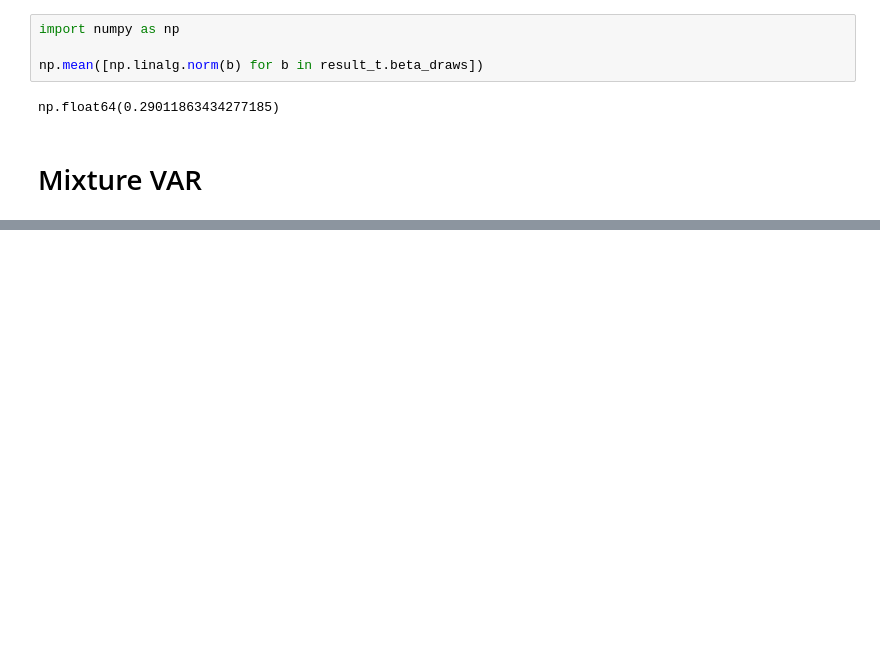
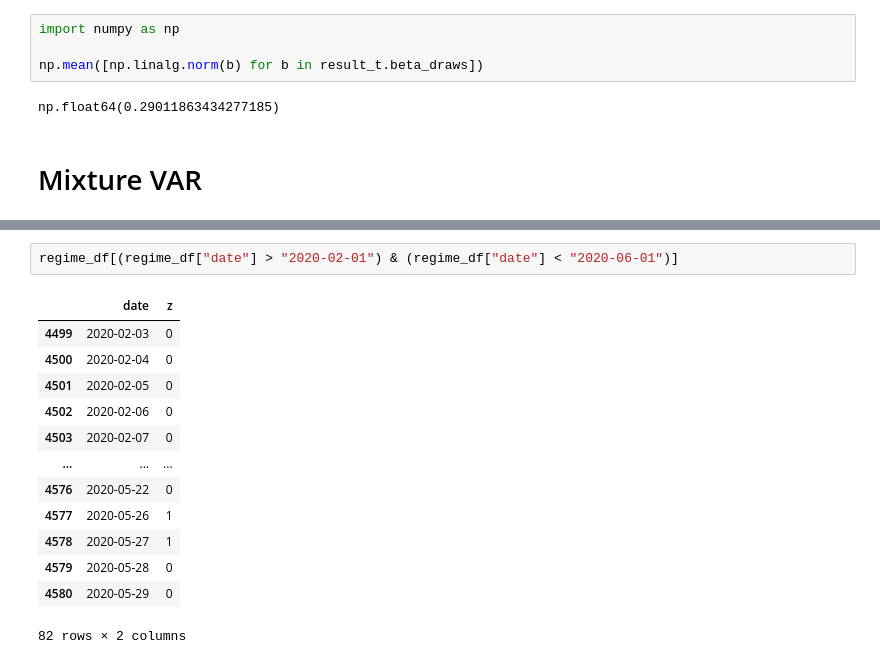
Before and after one commit to JonathanMa03/pmlproject-MaZhuTao-SP26, a Jupyter notebook: test_notebook.ipynb, the cells around one changed output, grey strips where cells are left out. Cells and saved outputs as stored; diff of their text form; blank space fills up the shorter version.

```diff
--- a/test_notebook.ipynb
+++ b/test_notebook.ipynb
@@ -232,0 +369,16 @@ np.float64(0.29011863434277185)
+# %%
+regime_df[(regime_df["date"] > "2020-02-01") & (regime_df["date"] < "2020-06-01")]
+# %% [output]
+|  | date | z |
+| 4499 | 2020-02-03 | 0 |
+| 4500 | 2020-02-04 | 0 |
+| 4501 | 2020-02-05 | 0 |
+| 4502 | 2020-02-06 | 0 |
+| 4503 | 2020-02-07 | 0 |
+| ... | ... | ... |
+| 4576 | 2020-05-22 | 0 |
+| 4577 | 2020-05-26 | 1 |
+| 4578 | 2020-05-27 | 1 |
+| 4579 | 2020-05-28 | 0 |
+| 4580 | 2020-05-29 | 0 |
+82 rows × 2 columns
```
Also changed, not shown: parts of 19 cells of this notebook, 1 other file.
